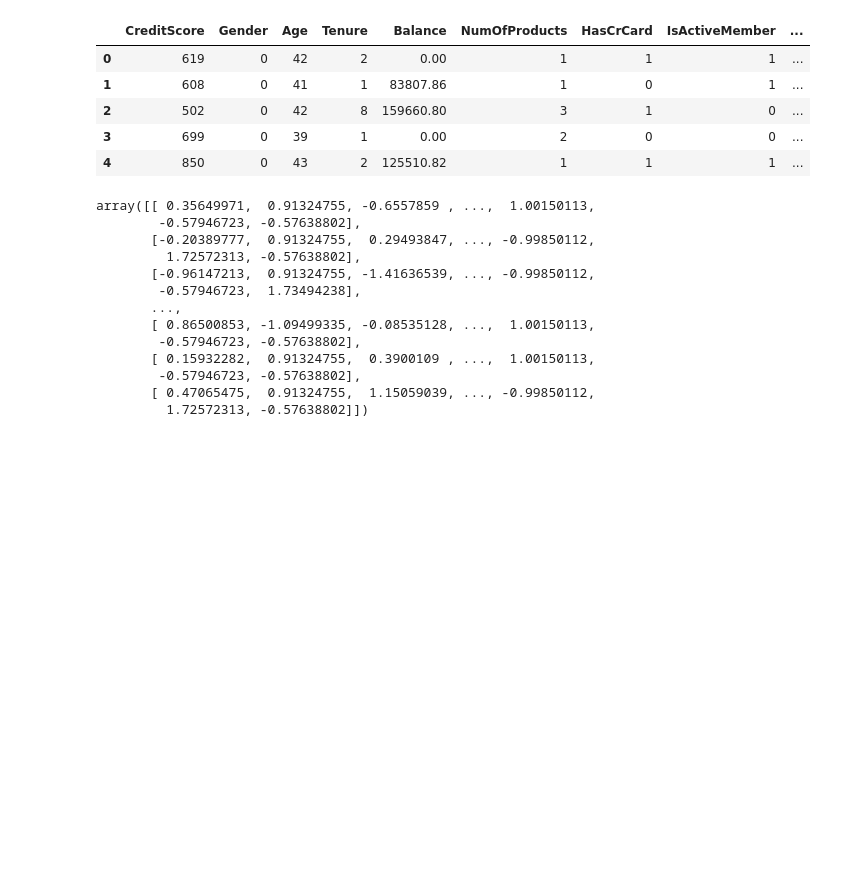
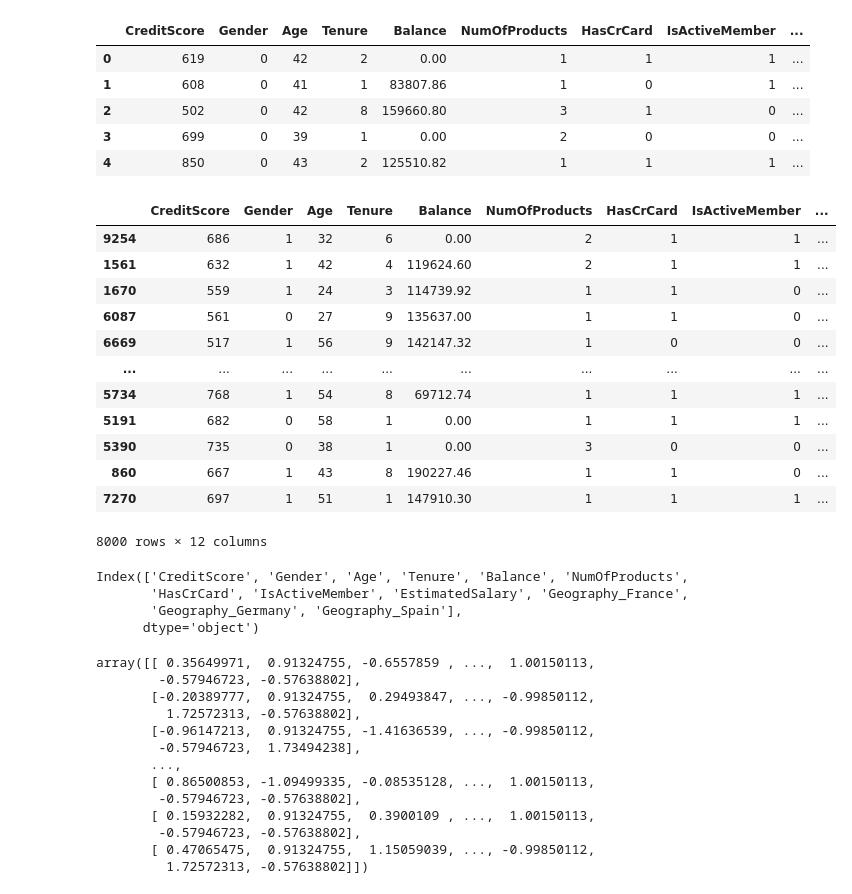
Before and after one commit to Pasha-006/Python, a Jupyter notebook: DeepLearning/experiments.ipynb, the cells around one changed output. Cells and saved outputs as stored; diff of their text form; code cells hidden in the pictures; blank space fills up the shorter version.

```diff
--- a/DeepLearning/experiments.ipynb
+++ b/DeepLearning/experiments.ipynb
@@ -109,12 +109,30 @@ data.head()
 # %%
 #divide the dataset ino the indepeent and depedent features
 x=data.drop('Exited',axis=1)
 y=data['Exited']
 
 #split the data in traiing and testin sets
 x_train,x_test,y_train,y_test=train_test_split(x,y,test_size=0.2, random_state=42)
 
-## scale these features
-scaler=StandardScaler()
-x_train=scaler.fit_transform(x_train)
-x_test=scaler.transform(x_test)
+x_train
+# %% [output]
+|  | CreditScore | Gender | Age | Tenure | Balance | NumOfProducts | HasCrCard | IsActiveMember | ... |
+| 9254 | 686 | 1 | 32 | 6 | 0.00 | 2 | 1 | 1 | ... |
+| 1561 | 632 | 1 | 42 | 4 | 119624.60 | 2 | 1 | 1 | ... |
+| 1670 | 559 | 1 | 24 | 3 | 114739.92 | 1 | 1 | 0 | ... |
+| 6087 | 561 | 0 | 27 | 9 | 135637.00 | 1 | 1 | 0 | ... |
+| 6669 | 517 | 1 | 56 | 9 | 142147.32 | 1 | 0 | 0 | ... |
+| ... | ... | ... | ... | ... | ... | ... | ... | ... | ... |
+| 5734 | 768 | 1 | 54 | 8 | 69712.74 | 1 | 1 | 1 | ... |
+| 5191 | 682 | 0 | 58 | 1 | 0.00 | 1 | 1 | 1 | ... |
+| 5390 | 735 | 0 | 38 | 1 | 0.00 | 3 | 0 | 0 | ... |
+| 860 | 667 | 1 | 43 | 8 | 190227.46 | 1 | 1 | 0 | ... |
+| 7270 | 697 | 1 | 51 | 1 | 147910.30 | 1 | 1 | 1 | ... |
+8000 rows × 12 columns
+# %%
+x.columns
+# %% [output]
+Index(['CreditScore', 'Gender', 'Age', 'Tenure', 'Balance', 'NumOfProducts',
+       'HasCrCard', 'IsActiveMember', 'EstimatedSalary', 'Geography_France',
+       'Geography_Germany', 'Geography_Spain'],
+      dtype='object')
```
Also changed, not shown: parts of 8 cells of this notebook, 2 other files.
